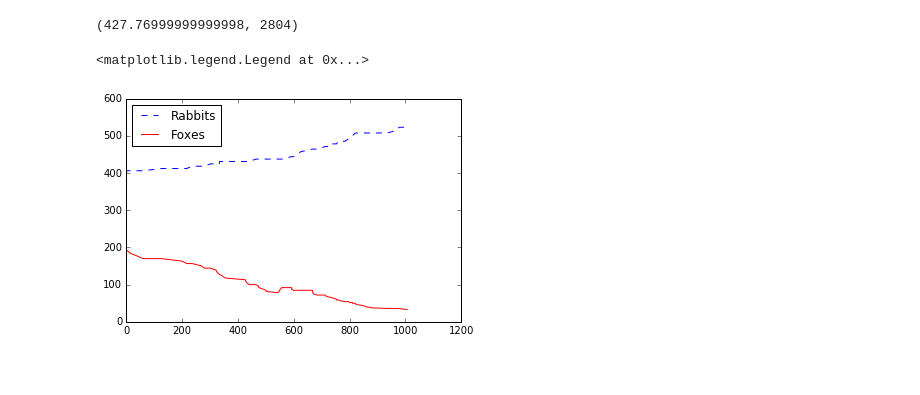
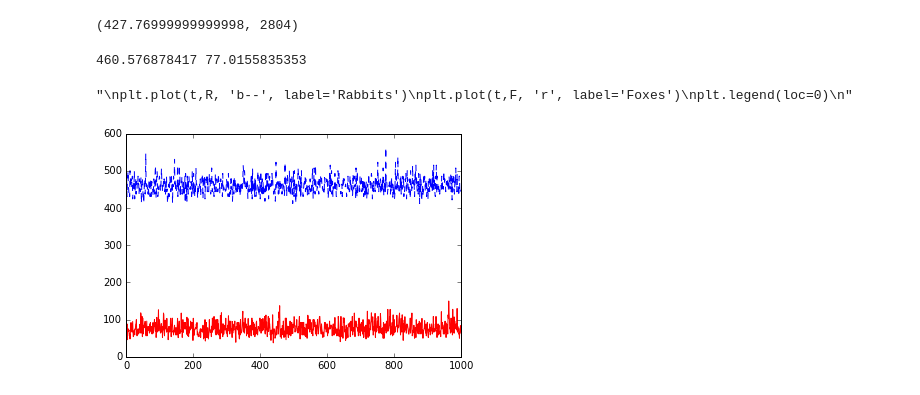
Before and after one commit to awolek/rabbits-and-foxes-jtr5395, a Jupyter notebook: rabbits-and-foxes.ipynb, the cells around one changed output. Drawn from its saved outputs; the diff is of its cells as text; code cells hidden in the pictures.

```diff
--- a/rabbits-and-foxes.ipynb
+++ b/rabbits-and-foxes.ipynb
@@ -173,63 +173,73 @@ second_max(t, populations[:,1])
 # %%
 # Set initial conditions
 Ri = 400
 Fi = 200
-R = [Ri]
-F = [Fi]
-t = [0]
+Rf = []
+Ff = []
 
 #define rates
 k1 = .015  # 1/days
 k2 = .00004  # 1/(days*foxes)
 k3 = .0004  # 1/(days*rabbits)
 k4 = .04  # 1/days
 
 Q = k1 + k2 + k3 + k4
 r1 = k1
 r2 = k1 + k2
 r3 = k1 + k2 + k3
 
+for i in range(1000):
+# reset lists
+    R = [Ri]
+    F = [Fi]
+    t = [0]
 
-while t[-1] <= 1000:
+    while t[-1] <= 600:
 
-    if F[-1] < 1:
-        print("All foxes disappeared at" + " " + str(t[-1]))
-    elif R[-1] < 1:
-        print("All rabbits disappeared at" + " " + str(t[-1]))
+        if F[-1] < 1:
+            print("All foxes disappeared at" + " " + str(t[-1]))
+        elif R[-1] < 1:
+            print("All rabbits disappeared at" + " " + str(t[-1]))
 
-    val = np.random.rand() * Q
+        val = np.random.rand() * Q
 
-    if val < r1:
-        R.append(R[-1] + k1 * R[-1])
-        F.append(F[-1])
-        t.append(t[-1] + 1/Q * np.log(1/np.random.rand()))
-#        print(1, R, F, t)
+        if val < r1:
+            R.append(R[-1] + k1 * R[-1])
+            F.append(F[-1])
+            t.append(t[-1] + 1/Q * np.log(1/np.random.rand()))
 
-    elif val < r2:
-        R.append(R[-1] - k2 * R[-1] * F[-1])
-        F.append(F[-1])
-        t.append(t[-1] + 1/Q * np.log(1/np.random.rand()))
-#        print(2, R, F, t)
+        elif val < r2:
+            R.append(R[-1] - k2 * R[-1] * F[-1])
+            F.append(F[-1])
+            t.append(t[-1] + 1/Q * np.log(1/np.random.rand()))
 
-    elif val < r3:
-        F.append(F[-1] + k3 * R[-1] * F[-1])
-        R.append(R[-1])
-        t.append(t[-1] + 1/Q * np.log(1/np.random.rand()))
-#        print(3, R, F, t)
+        elif val < r3:
+            F.append(F[-1] + k3 * R[-1] * F[-1])
+            R.append(R[-1])
+            t.append(t[-1] + 1/Q * np.log(1/np.random.rand()))
 
-    elif val < Q:
-        F.append(F[-1] - k4 * F[-1])
-        R.append(R[-1])
-        t.append(t[-1] + 1/Q * np.log(1/np.random.rand()))
-#        print(4, R, F, t)
+        elif val < Q:
+            F.append(F[-1] - k4 * F[-1])
+            R.append(R[-1])
+            t.append(t[-1] + 1/Q * np.log(1/np.random.rand()))
 
-    else:
-        print("Error in while loop")
-        break
+        else:
+            print("Error in while loop")
+            break
 
+    Rf.append(R[-1])
+    Ff.append(F[-1])
+
+plt.plot(Rf, 'b--', label='Rabbits')
+plt.plot(Ff, 'r', label='Foxes')
+print(np.mean(Rf), np.mean(Ff))
+
+'''
 plt.plot(t,R, 'b--', label='Rabbits')
 plt.plot(t,F, 'r', label='Foxes')
 plt.legend(loc=0)
+'''
 # %% [output]
-<matplotlib.legend.Legend at 0x...>
+460.576878417 77.0155835353
+"\nplt.plot(t,R, 'b--', label='Rabbits')\nplt.plot(t,F, 'r', label='Foxes')\nplt.legend(loc=0)\n"
-[figure, old version]
+[figure, new version]
```
